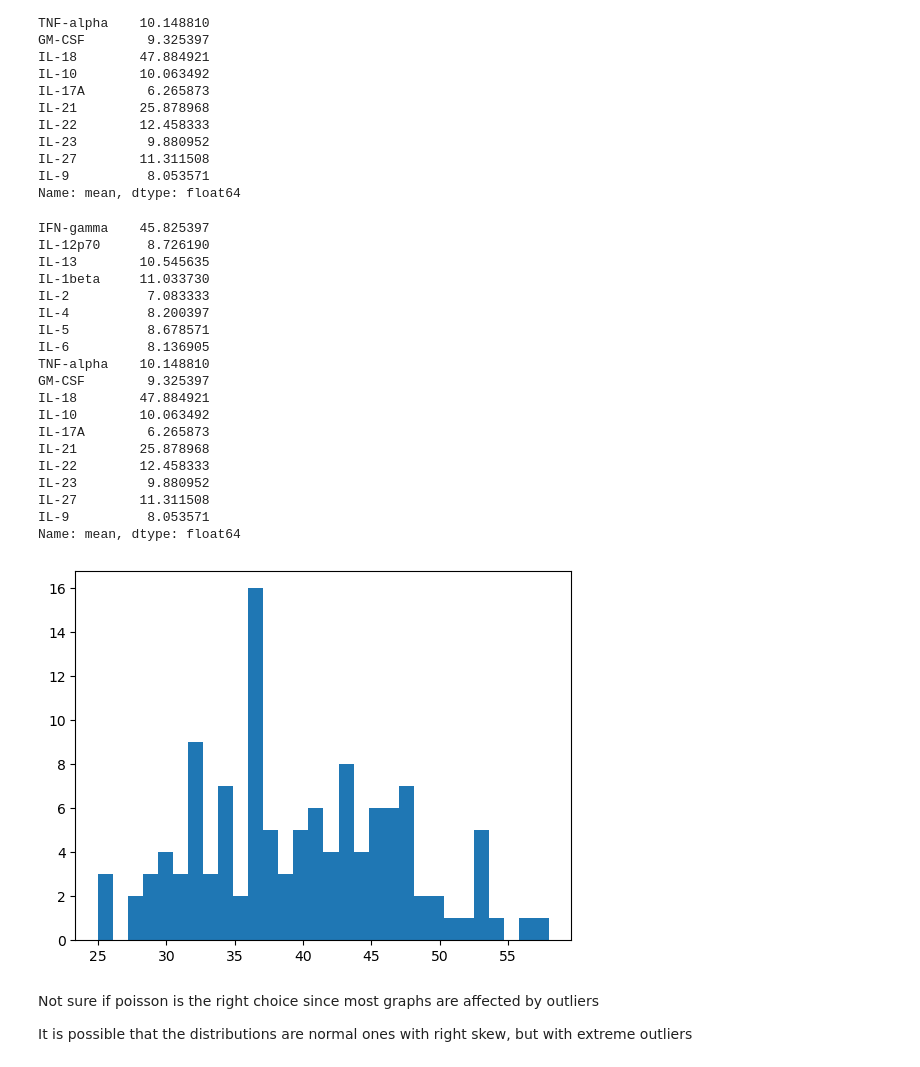
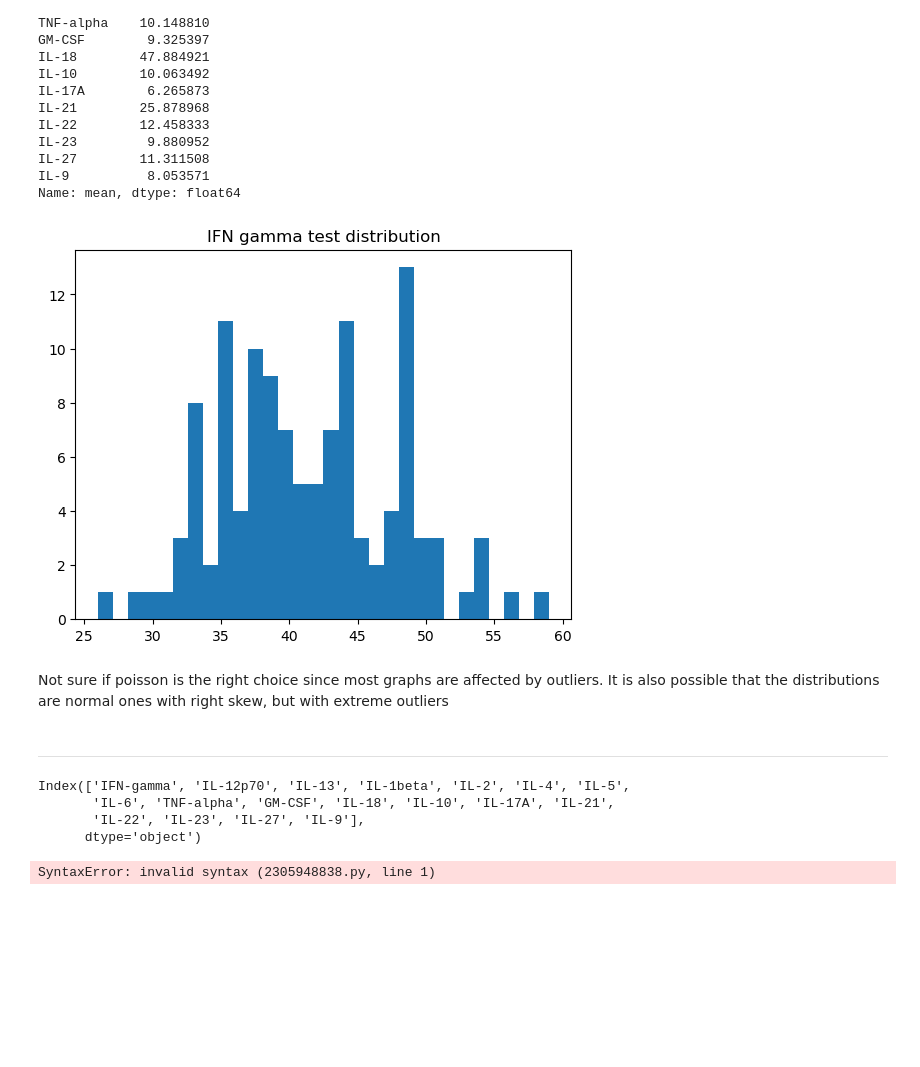
Before and after one commit to ppptrice/DATA440_Project, a Jupyter notebook: test_generate_data.ipynb, the cells around one changed output. Drawn from its saved outputs; the diff is of its cells as text; code cells hidden in the pictures; blank space fills up the shorter version.

```diff
--- a/test_generate_data.ipynb
+++ b/test_generate_data.ipynb
@@ -154,31 +291,27 @@ Name: mean, dtype: float64
 # %%
 # Almost every graph looks like it follows a Poisson distribution, so I'm going to try using a function from numpy
 # in order to get random numbers from a poisson distribution
 
 plt.hist(x=np.random.poisson(lam=40.25, size = 120), bins = 30)
+plt.title('IFN gamma test distribution')
 plt.show()
 # %% [output]
-IFN-gamma    45.825397
-IL-12p70      8.726190
-IL-13        10.545635
-IL-1beta     11.033730
-IL-2          7.083333
-IL-4          8.200397
-IL-5          8.678571
-IL-6          8.136905
-TNF-alpha    10.148810
-GM-CSF        9.325397
-IL-18        47.884921
-IL-10        10.063492
-IL-17A        6.265873
-IL-21        25.878968
-IL-22        12.458333
-IL-23         9.880952
-IL-27        11.311508
-IL-9          8.053571
-Name: mean, dtype: float64
-[figure, old version]
+[figure, new version]
 # %% [markdown]
-Not sure if poisson is the right choice since most graphs are affected by outliers
-
-It is possible that the distributions are normal ones with right skew, but with extreme outliers
+Not sure if poisson is the right choice since most graphs are affected by outliers. It is also possible that the distributions are normal ones with right skew, but with extreme outliers
+# %% [markdown]
+---
+# %%
+dataset_cyto.get_dataframe().columns
+# %% [output]
+Index(['IFN-gamma', 'IL-12p70', 'IL-13', 'IL-1beta', 'IL-2', 'IL-4', 'IL-5',
+       'IL-6', 'TNF-alpha', 'GM-CSF', 'IL-18', 'IL-10', 'IL-17A', 'IL-21',
+       'IL-22', 'IL-23', 'IL-27', 'IL-9'],
+      dtype='object')
+# %%
+def generate_record(data, cols = None, type_dist = '')
+    if type_dist = 'poisson':
+
+    elif type_dist = 'normal'
+# %% [output]
+SyntaxError: invalid syntax (2305948838.py, line 1)
```
Also changed, not shown: parts of 14 cells of this notebook, 6 other files.
